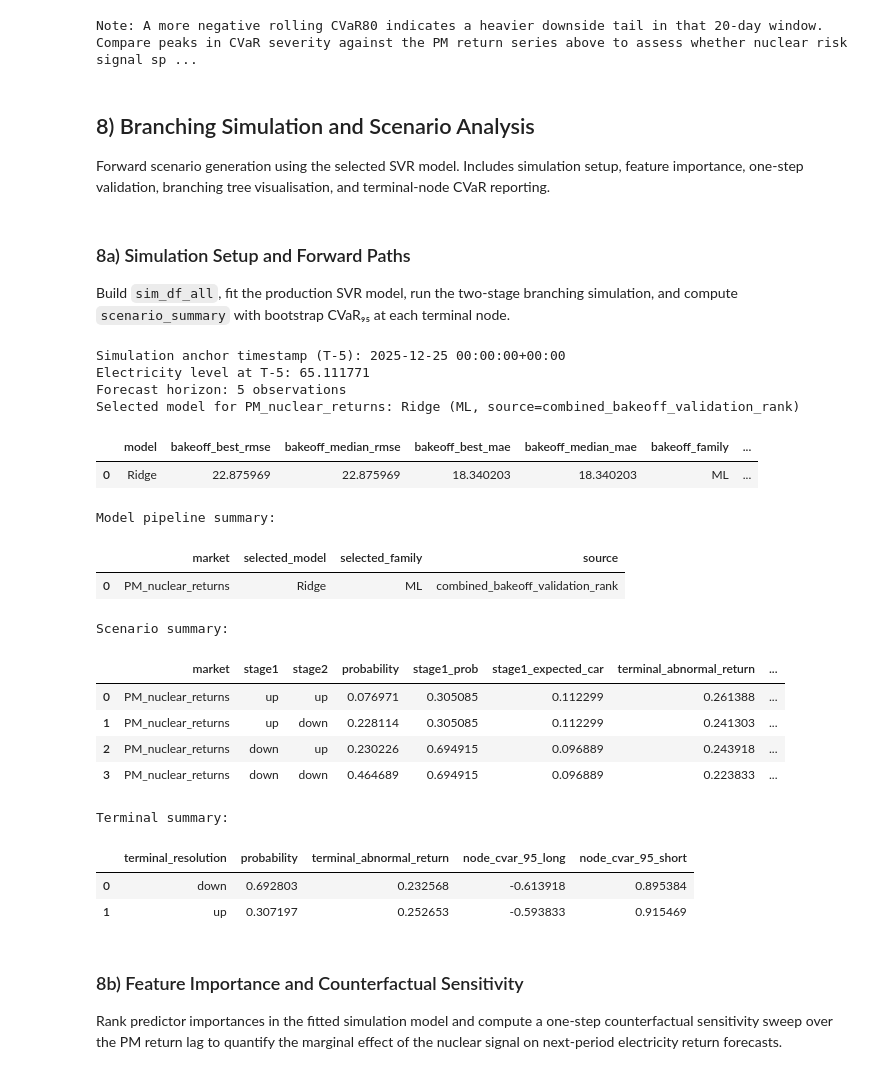
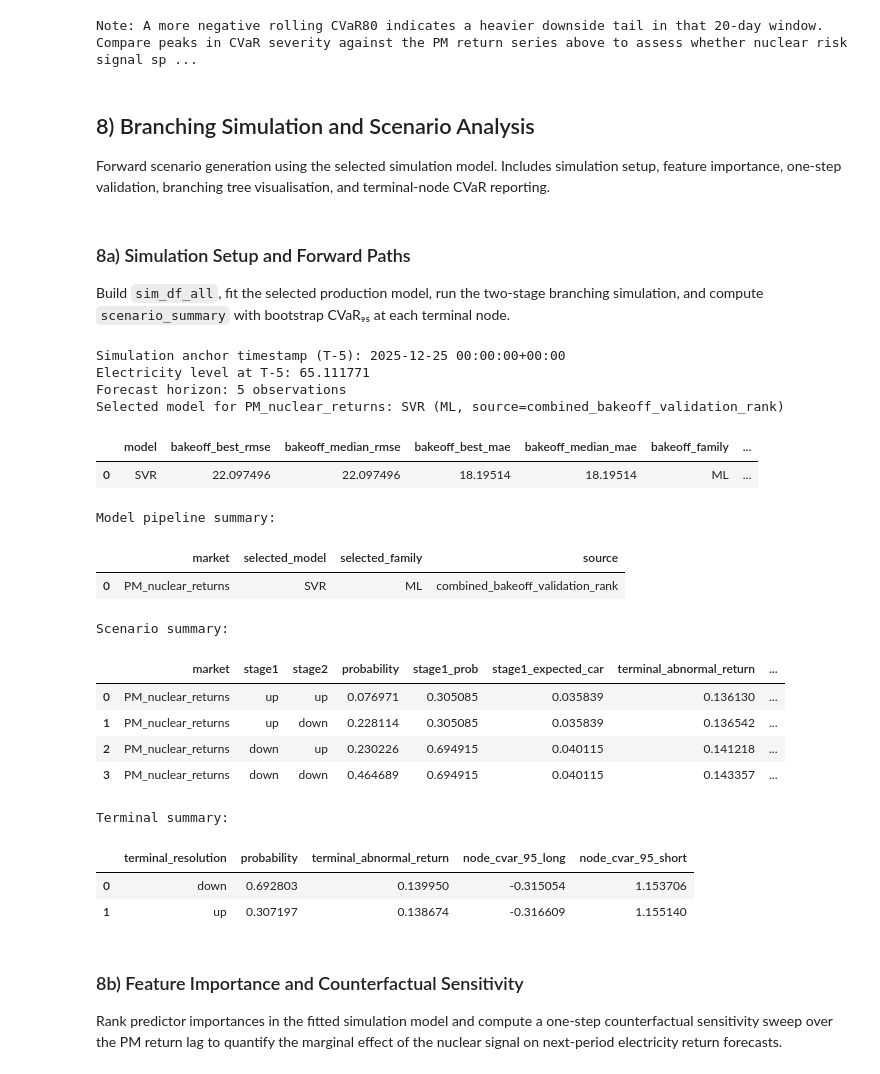
Before and after one commit to seconlon99/Prediction-Markets-Quant-Hedging, a Jupyter notebook: Energy_Lower_Freq_Nuclear.ipynb, the cells around one changed output. Saved outputs shown, nothing was run; the diff lists cells and outputs as text; code cells hidden in the pictures.

```diff
--- a/Energy_Lower_Freq_Nuclear.ipynb
+++ b/Energy_Lower_Freq_Nuclear.ipynb
@@ -3484,11 +3459,11 @@ Note: A more negative rolling CVaR80 indicates a heavier downside tail in that 2
 # %% [markdown]
 ## 8) Branching Simulation and Scenario Analysis
 
-Forward scenario generation using the selected SVR model. Includes simulation setup, feature importance, one-step validation, branching tree visualisation, and terminal-node CVaR reporting.
+Forward scenario generation using the selected simulation model. Includes simulation setup, feature importance, one-step validation, branching tree visualisation, and terminal-node CVaR reporting.
 # %% [markdown]
 ### 8a) Simulation Setup and Forward Paths
 
-Build `sim_df_all`, fit the production SVR model, run the two-stage branching simulation, and compute `scenario_summary` with bootstrap CVaR₉₅ at each terminal node.
+Build `sim_df_all`, fit the selected production model, run the two-stage branching simulation, and compute `scenario_summary` with bootstrap CVaR₉₅ at each terminal node.
 # %%
 # ====================================================
 # Nuclear market modeling + branching simulation
@@ -3500,9 +3475,9 @@ import pandas as pd
 from sklearn.base import clone
 from sklearn.pipeline import Pipeline
 from sklearn.preprocessing import StandardScaler
-from sklearn.linear_model import Ridge, Lasso, ElasticNet
+from sklearn.linear_model import ElasticNet
 from sklearn.svm import SVR
-from sklearn.ensemble import RandomForestRegressor, ExtraTreesRegressor, GradientBoostingRegressor
+from sklearn.ensemble import ExtraTreesRegressor
 
 horizon = 5
 n_lags_ml = 3
@@ -3537,11 +3512,20 @@ if len(sim_df_all) <= horizon:
     raise ValueError("Not enough observations for a 5-step holdout simulation.")
 
 
+_VALID_SIM_MODELS = {"ElasticNet", "ExtraTrees", "SVR", "SVR_linear", "VAR"}
+
 def resolve_selected_model():
     if "best_models" in globals() and isinstance(best_models, dict):
         chosen_model = best_models.get("selected_model_for_simulation") or best_models.get("production_model_name")
         if chosen_model:
-            return str(chosen_model)
+            chosen_model = str(chosen_model)
+            if chosen_model not in _VALID_SIM_MODELS:
+                raise ValueError(
+                    f"Stale model selection detected: '{chosen_model}' is no longer in the "
+                    f"candidate set {sorted(_VALID_SIM_MODELS)}. "
+                    "Re-run the bakeoff (Cell 6c) and model-selection (Cell 6d) cells first."
+                )
+            return chosen_model
     raise ValueError("Run the model-selection cell before the simulation block so the chosen model is available.")
 
 
@@ -3573,15 +3557,11 @@ def build_lagged_xy(train_df, x_col, y_col, n_lags):
 
 def model_space():
     return {
-        "Ridge": Ridge(alpha=1.0),
-        "Lasso": Lasso(alpha=0.01, max_iter=20000, random_state=42),
-        "ElasticNet": ElasticNet(alpha=0.001, l1_ratio=0.5, max_iter=20000, random_state=42),
-        "RandomForest": RandomForestRegressor(n_estimators=300, min_samples_leaf=2, random_state=42),
+        "ElasticNet": Pipeline([("scale", StandardScaler()), ("model", ElasticNet(alpha=0.001, l1_ratio=0.5, max_iter=20000, random_state=42))]),
         "ExtraTrees": ExtraTreesRegressor(n_estimators=400, min_samples_leaf=2, random_state=42),
-        "GradientBoosting": GradientBoostingRegressor(random_state=42),
+        "SVR": Pipeline([("scale", StandardScaler()), ("svr", SVR(C=1.0, epsilon=0.1, gamma="scale"))]),
         "SVR_linear": Pipeline([("scale", StandardScaler()), ("svr", SVR(C=5.0, epsilon=0.1, kernel="linear", gamma="scale"))]),
-        "SVR": Pipeline([("scale", StandardScaler()), ("svr", SVR(C=1.0, epsilon=0.1, gamma="scale"))]),
-        "FoundationModel": GradientBoostingRegressor(n_estimators=500, learning_rate=0.02, max_depth=2, random_state=42),
+        "VAR": None,  # sentinel: VAR is handled by the Traditional path, not fit_predict ML path
     }
 
 def simulate_market_path(train_market, x_col, y_col, selected_model, x_future_path):
@@ -3859,44 +3839,44 @@ terminal_summary = (
 
 scenario_summary_by_market = {market_ret_col: scenario_summary.copy()}
 terminal_summary_by_market = {market_ret_col: terminal_summary.copy()}
 path_outputs_by_market = {market_ret_col: {"anchor_timestamp": t0_ts, "elec_t0": elec_t0}}
 
 if "best_models" not in globals() or not isinstance(best_models, dict):
     best_models = {}
 best_models["production_model_name"] = production_model_name
 best_models["selected_model_for_simulation"] = production_model_name
 best_models["selected_model_family"] = selected_model_family
 best_models["final_model_selection_source"] = selected_model_source
 
 print(f"Selected model for {market_ret_col}: {production_model_name} ({selected_model_family}, source={selected_model_source})")
 if "selection_summary" in globals() and isinstance(selection_summary, pd.DataFrame) and "model" in selection_summary.columns:
     display(selection_summary.loc[selection_summary["model"] == production_model_name].head(1))
 print("Model pipeline summary:")
 display(model_pipeline_summary)
 print("Scenario summary:")
 display(scenario_summary)
 print("Terminal summary:")
 display(terminal_summary)
 # %% [output]
 Simulation anchor timestamp (T-5): 2025-12-25 00:00:00+00:00
 Electricity level at T-5: 65.111771
 Forecast horizon: 5 observations
-Selected model for PM_nuclear_returns: Ridge (ML, source=combined_bakeoff_validation_rank)
+Selected model for PM_nuclear_returns: SVR (ML, source=combined_bakeoff_validation_rank)
 |  | model | bakeoff_best_rmse | bakeoff_median_rmse | bakeoff_best_mae | bakeoff_median_mae | bakeoff_family | ... |
-| 0 | Ridge | 22.875969 | 22.875969 | 18.340203 | 18.340203 | ML | ... |
+| 0 | SVR | 22.097496 | 22.097496 | 18.19514 | 18.19514 | ML | ... |
 Model pipeline summary:
 |  | market | selected_model | selected_family | source |
-| 0 | PM_nuclear_returns | Ridge | ML | combined_bakeoff_validation_rank |
+| 0 | PM_nuclear_returns | SVR | ML | combined_bakeoff_validation_rank |
 Scenario summary:
 |  | market | stage1 | stage2 | probability | stage1_prob | stage1_expected_car | terminal_abnormal_return | ... |
-| 0 | PM_nuclear_returns | up | up | 0.076971 | 0.305085 | 0.112299 | 0.261388 | ... |
-| 1 | PM_nuclear_returns | up | down | 0.228114 | 0.305085 | 0.112299 | 0.241303 | ... |
-| 2 | PM_nuclear_returns | down | up | 0.230226 | 0.694915 | 0.096889 | 0.243918 | ... |
-| 3 | PM_nuclear_returns | down | down | 0.464689 | 0.694915 | 0.096889 | 0.223833 | ... |
+| 0 | PM_nuclear_returns | up | up | 0.076971 | 0.305085 | 0.035839 | 0.136130 | ... |
+| 1 | PM_nuclear_returns | up | down | 0.228114 | 0.305085 | 0.035839 | 0.136542 | ... |
+| 2 | PM_nuclear_returns | down | up | 0.230226 | 0.694915 | 0.040115 | 0.141218 | ... |
+| 3 | PM_nuclear_returns | down | down | 0.464689 | 0.694915 | 0.040115 | 0.143357 | ... |
 Terminal summary:
 |  | terminal_resolution | probability | terminal_abnormal_return | node_cvar_95_long | node_cvar_95_short |
-| 0 | down | 0.692803 | 0.232568 | -0.613918 | 0.895384 |
-| 1 | up | 0.307197 | 0.252653 | -0.593833 | 0.915469 |
+| 0 | down | 0.692803 | 0.139950 | -0.315054 | 1.153706 |
+| 1 | up | 0.307197 | 0.138674 | -0.316609 | 1.155140 |
 # %% [markdown]
 ### 8b) Feature Importance and Counterfactual Sensitivity
 
```
Also changed, not shown: parts of 9 cells of this notebook.
